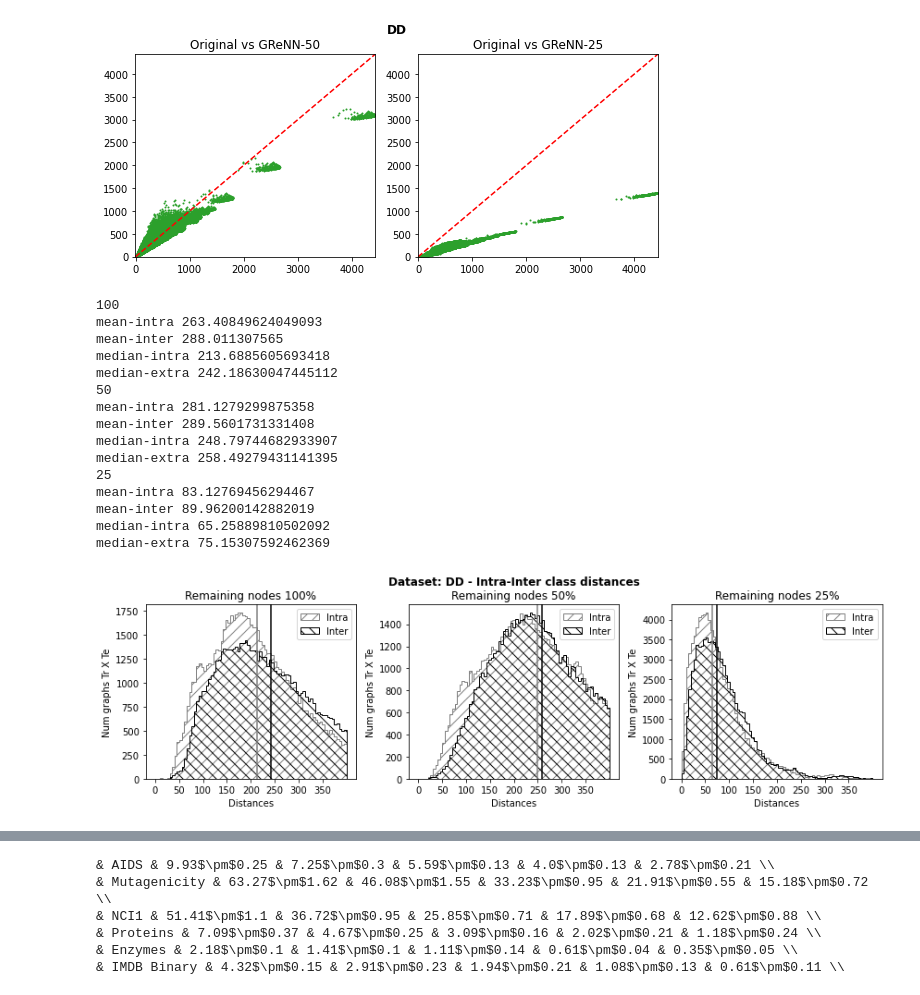
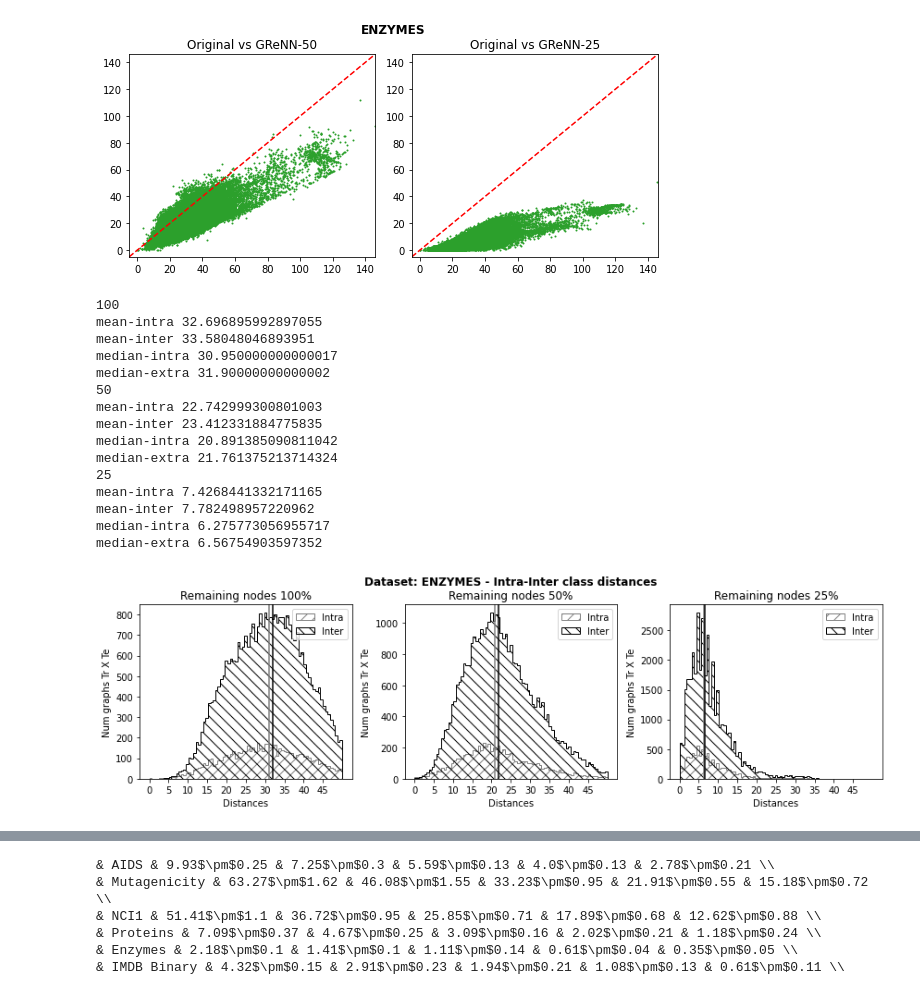
Before and after one commit to CheshireCat12/graph-matching-gnn-reduction, a Jupyter notebook: notebook/chart_analysis.ipynb, the cells around one changed output, grey strips where cells are left out. Saved outputs shown, nothing was run; the diff lists cells and outputs as text; code cells hidden in the pictures.

```diff
--- a/notebook/chart_analysis.ipynb
+++ b/notebook/chart_analysis.ipynb
@@ -22,8 +22,8 @@ datasets = [
     # ('mutagenicity', '1841'),
             # ('NCI1', '1841'),
             # ('proteins', '1841'),
-            # ('enzymes', '1841'),
-            ('dd', '255'),
+            ('enzymes', '1841'),
+            # ('dd', '255'),
 ]
 
 percentage_graph = ['50', '25']  # ['50', '25']
@@ -48,34 +48,34 @@ for (idx, (dataset, seed)), axes in zip(enumerate(datasets), [axs, None]):
     # dataset = dataset[0].capitalize() + dataset[1:]
     dataset = dataset.upper()
 
     title = f'{dataset}'
     create_subtitle(fig, grid[idx, ::], title)
 
     for percentage, ax in zip(percentage_graph, axes):
 
         dist_comparison = np.load(f'{folder}/save_matrix_dist_{percentage}/distances/ged_dist_{seed}.npy')
         dist_comparison.flatten()
         max_comparison = round(np.amax(dist_comparison))
 
         ax.set_title(f'Original vs GReNN-{percentage}')
 
         y = dist_comparison
 
         ax.scatter(x.flatten(), y.flatten(), s=1, color='tab:green')
 
         transform = ax.transAxes
         line = mlines.Line2D([0, 1], [0, 1], color='red', linestyle='--')
         line.set_transform(transform)
         ax.add_line(line)
 
         ax.set(xlim=(-5, max(max_100, max_comparison)),
                ylim=(-5, max(max_100, max_comparison)))
 
 # fig.suptitle(f'Comparison of GEDs between original and reduced graphs', fontsize=20)
 fig.tight_layout()
 fig.savefig(f'./scatter_all.png') #, format="pdf", bbox_inches="tight")
 # %% [output]
-[figure, old version]
+[figure, new version]
 # %%
 from xmltodict import parse
 from itertools import product
@@ -170,15 +170,15 @@ for idx, (dataset, seed) in enumerate(datasets):
 
         # ax.hist([dist_intra, dist_extra], bins=100,  histtype='step',
         #         label=['Intra', 'Inter'], fill=True, alpha=0.2,  range=(0, 400))
-
-        h, edges = np.histogram(dist_intra, bins=np.linspace(0, 400, 80))
+        width = 50
+        h, edges = np.histogram(dist_intra, bins=np.linspace(0, width, 80))
         ax.stairs(h, edges, label='Intra', hatch='//', color='grey')
-        h, edges = np.histogram(dist_extra, bins=np.linspace(0, 400, 80))
+        h, edges = np.histogram(dist_extra, bins=np.linspace(0, width, 80))
         ax.stairs(h, edges, label='Inter', hatch='\\\\', color='black')
         #fill=True, alpha=0.2,
         ax.axvline(x=np.median(dist_intra), color='grey', linestyle='-')
         ax.axvline(x=np.median(dist_extra), color='black', linestyle='-')
-        ax.set_xticks(range(0, 400, 50))
+        ax.set_xticks(range(0, width, 5))
         ax.legend()
         ax.set_title(f'Remaining nodes {percentage}%')
         ax.set_xlabel('Distances')
@@ -199,21 +199,21 @@ fig.savefig(f'./num_graph_per_dist_.pdf')
     # x = dist_100
 # %% [output]
 100
-mean-intra 263.40849624049093
-mean-inter 288.011307565
-median-intra 213.6885605693418
-median-extra 242.18630047445112
+mean-intra 32.696895992897055
+mean-inter 33.58048046893951
+median-intra 30.950000000000017
+median-extra 31.90000000000002
 50
-mean-intra 281.1279299875358
-mean-inter 289.5601731331408
-median-intra 248.79744682933907
-median-extra 258.49279431141395
+mean-intra 22.742999300801003
+mean-inter 23.412331884775835
+median-intra 20.891385090811042
+median-extra 21.761375213714324
 25
-mean-intra 83.12769456294467
-mean-inter 89.96200142882019
-median-intra 65.25889810502092
-median-extra 75.15307592462369
+mean-intra 7.4268441332171165
+mean-inter 7.782498957220962
+median-intra 6.275773056955717
+median-extra 6.56754903597352
-[figure, old version]
+[figure, new version]
 # %%
 datasets = ['AIDS', 'mutagenicity', 'NCI1', 'proteins_tu', 'enzymes', 'IMDB_binary']
 centrality_measure = 'pagerank'
```
Also changed, not shown: parts of 2 cells of this notebook, 9 other files.
